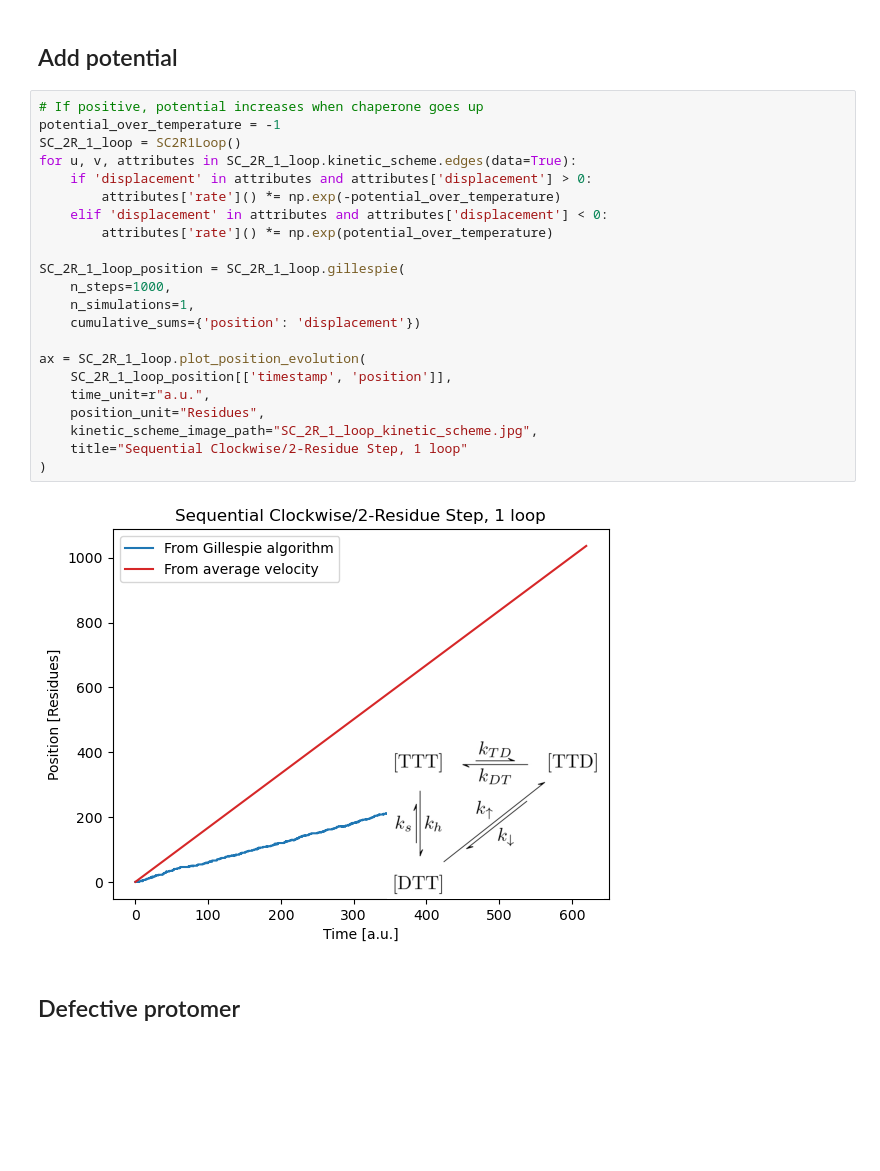
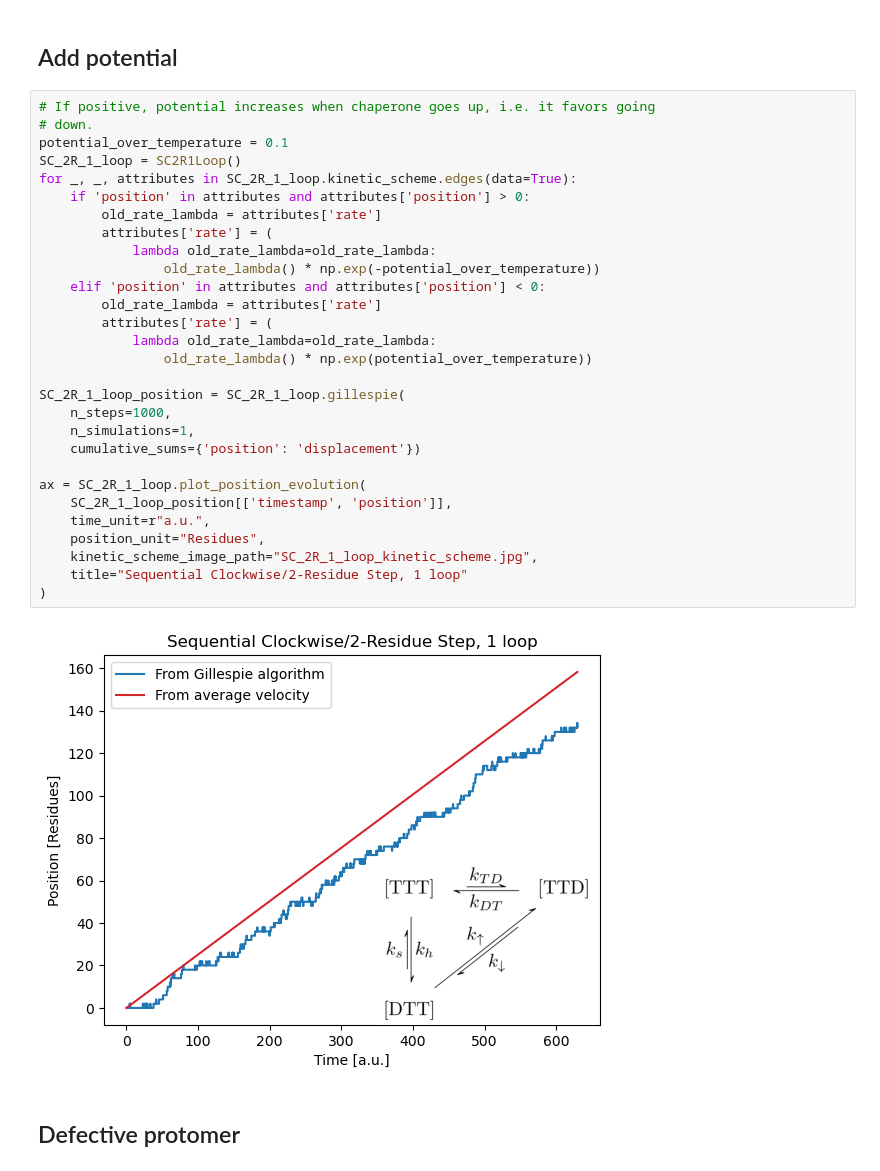
Before and after one commit to antmaier/Projet-de-Master, a Jupyter notebook: UnderstandingGillespieAlgorithm.ipynb, the cells around one changed output. Cells and saved outputs as stored; diff of their text form; blank space fills up the shorter version.

```diff
--- a/UnderstandingGillespieAlgorithm.ipynb
+++ b/UnderstandingGillespieAlgorithm.ipynb
@@ -771,29 +765,36 @@ ax = SC_2R_1_loop.plot_position_evolution(
 # %% [markdown]
 ## Add potential
 # %%
-# If positive, potential increases when chaperone goes up
-potential_over_temperature = -1
+# If positive, potential increases when chaperone goes up, i.e. it favors going
+# down.
+potential_over_temperature = 0.1
 SC_2R_1_loop = SC2R1Loop()
-for u, v, attributes in SC_2R_1_loop.kinetic_scheme.edges(data=True):
-    if 'displacement' in attributes and attributes['displacement'] > 0:
-        attributes['rate']() *= np.exp(-potential_over_temperature)
-    elif 'displacement' in attributes and attributes['displacement'] < 0:
-        attributes['rate']() *= np.exp(potential_over_temperature)
+for _, _, attributes in SC_2R_1_loop.kinetic_scheme.edges(data=True):
+    if 'position' in attributes and attributes['position'] > 0:
+        old_rate_lambda = attributes['rate']
+        attributes['rate'] = (
+            lambda old_rate_lambda=old_rate_lambda:
+                old_rate_lambda() * np.exp(-potential_over_temperature))
+    elif 'position' in attributes and attributes['position'] < 0:
+        old_rate_lambda = attributes['rate']
+        attributes['rate'] = (
+            lambda old_rate_lambda=old_rate_lambda:
+                old_rate_lambda() * np.exp(potential_over_temperature))
 
 SC_2R_1_loop_position = SC_2R_1_loop.gillespie(
     n_steps=1000,
     n_simulations=1,
     cumulative_sums={'position': 'displacement'})
 
 ax = SC_2R_1_loop.plot_position_evolution(
     SC_2R_1_loop_position[['timestamp', 'position']],
     time_unit=r"a.u.",
     position_unit="Residues",
     kinetic_scheme_image_path="SC_2R_1_loop_kinetic_scheme.jpg",
     title="Sequential Clockwise/2-Residue Step, 1 loop"
 )
 # %% [output]
-[figure, old version]
+[figure, new version]
 # %% [markdown]
 ## Defective protomer
 # %% [markdown]
```
Also changed, not shown: parts of 9 cells of this notebook.
